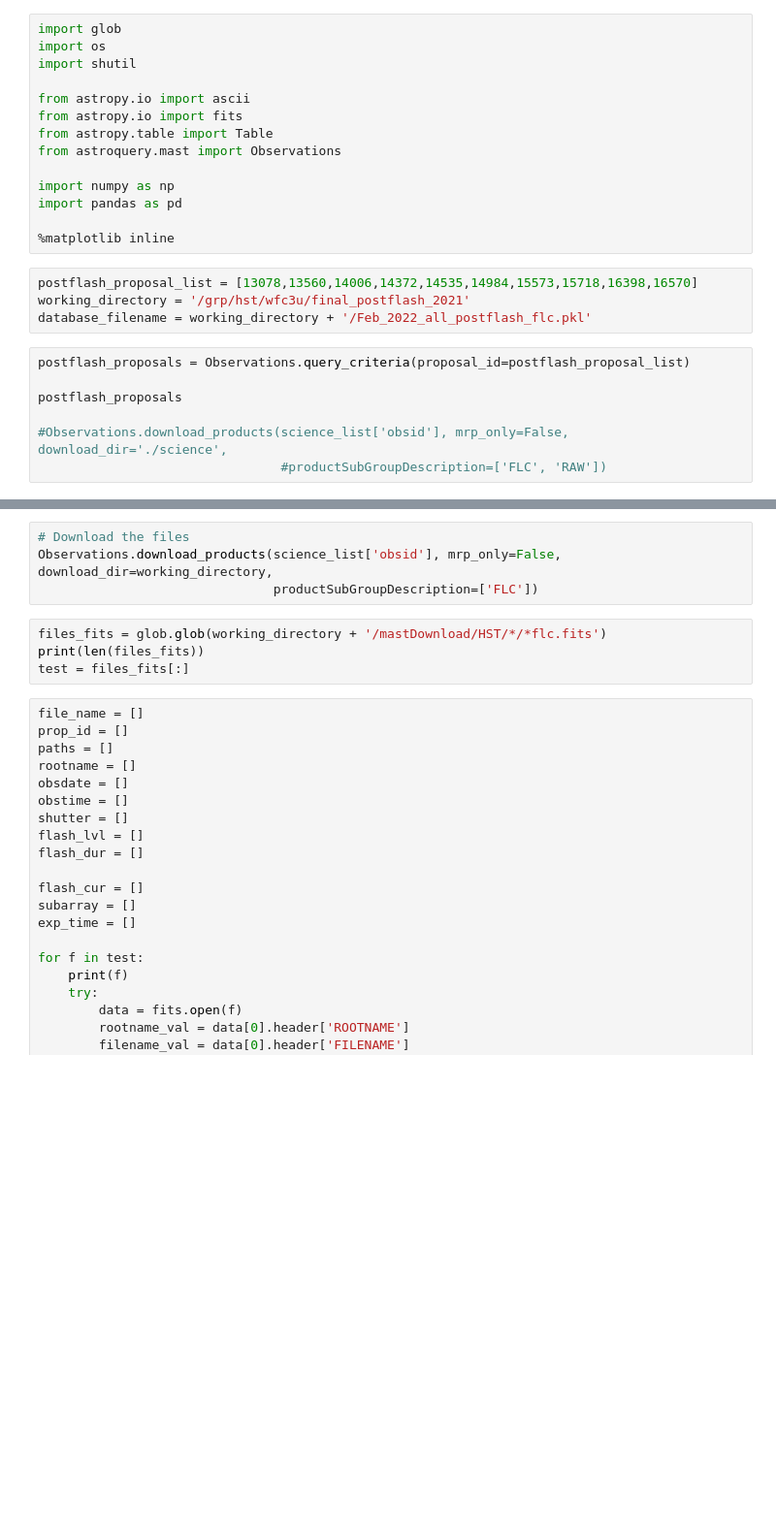
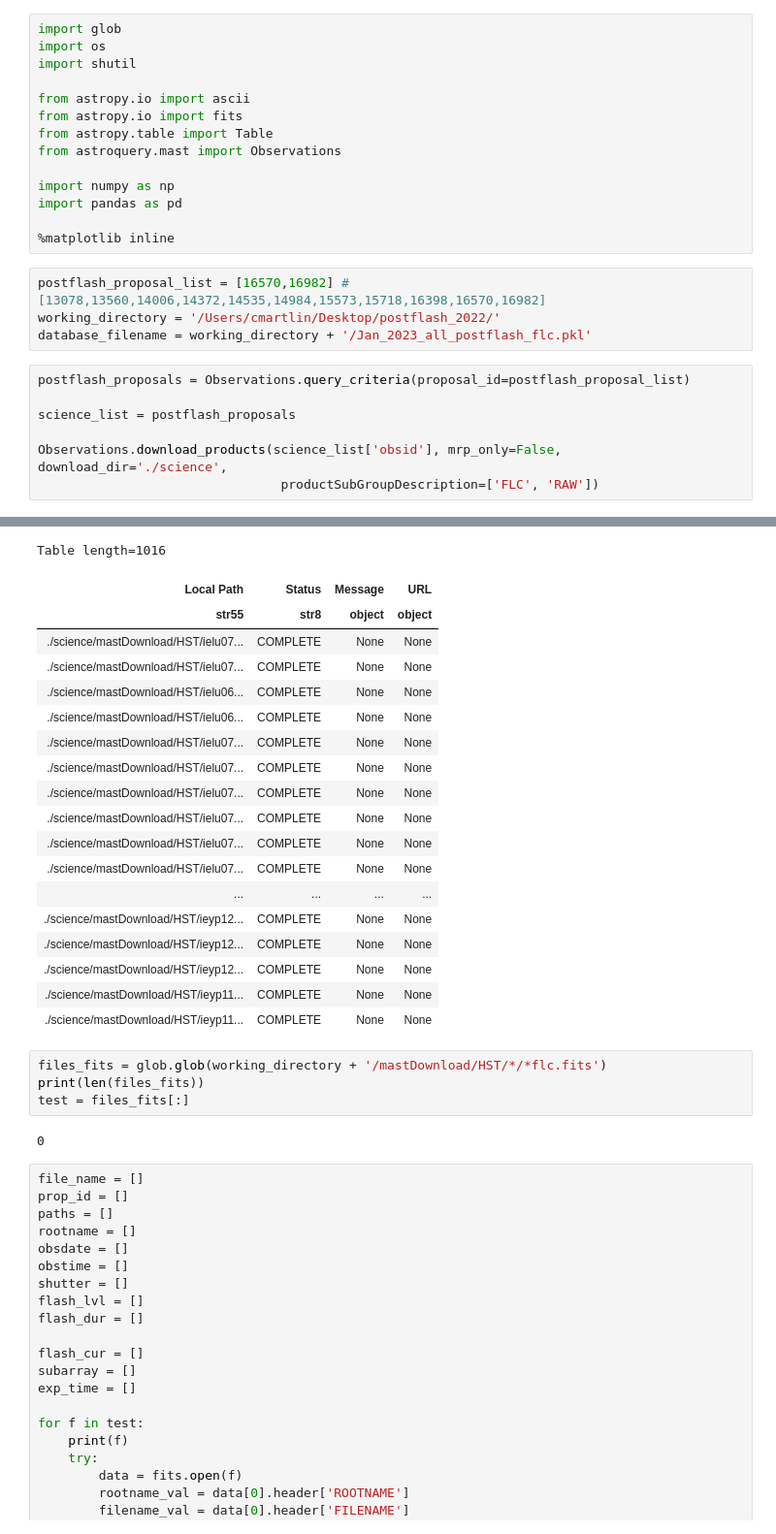
Before and after one commit to catherine-martlin/postflash_analysis, a Jupyter notebook: notebooks/create_reference_file/postflash_data_gathering_and_stats_dataframe.ipynb, the cells around one changed output, grey strips where cells are left out. Shown: that part at 97% size. Cells and saved outputs as stored; diff of their text form; blank space fills up the shorter version.

```diff
--- a/notebooks/create_reference_file/postflash_data_gathering_and_stats_dataframe.ipynb
+++ b/notebooks/create_reference_file/postflash_data_gathering_and_stats_dataframe.ipynb
@@ -13,13 +13,14 @@ import pandas as pd
 
 %matplotlib inline
 # %%
-postflash_proposal_list = [13078,13560,14006,14372,14535,14984,15573,15718,16398,16570]
-working_directory = '/grp/hst/wfc3u/final_postflash_2021'
-database_filename = working_directory + '/Feb_2022_all_postflash_flc.pkl'
+postflash_proposal_list = [16570,16982] #[13078,13560,14006,14372,14535,14984,15573,15718,16398,16570,16982]
+working_directory = '/Users/cmartlin/Desktop/postflash_2022/'
+database_filename = working_directory + '/Jan_2023_all_postflash_flc.pkl'
 # %%
 postflash_proposals = Observations.query_criteria(proposal_id=postflash_proposal_list)
 
-postflash_proposals
+science_list = postflash_proposals
 
-#Observations.download_products(science_list['obsid'], mrp_only=False, download_dir='./science',
-                                #productSubGroupDescription=['FLC', 'RAW'])
+Observations.download_products(science_list['obsid'], mrp_only=False, download_dir='./science',
+                                productSubGroupDescription=['FLC', 'RAW'])
+# %% [output]
@@ -26,11 +44,28 @@ postflash_proposals
+Table length=1016
+| Local Path | Status | Message | URL |
+| str55 | str8 | object | object |
+| ./science/mastDownload/HST/ielu07... | COMPLETE | None | None |
+| ./science/mastDownload/HST/ielu07... | COMPLETE | None | None |
+| ./science/mastDownload/HST/ielu06... | COMPLETE | None | None |
+| ./science/mastDownload/HST/ielu06... | COMPLETE | None | None |
+| ./science/mastDownload/HST/ielu07... | COMPLETE | None | None |
+| ./science/mastDownload/HST/ielu07... | COMPLETE | None | None |
+| ./science/mastDownload/HST/ielu07... | COMPLETE | None | None |
+| ./science/mastDownload/HST/ielu07... | COMPLETE | None | None |
+| ./science/mastDownload/HST/ielu07... | COMPLETE | None | None |
+| ./science/mastDownload/HST/ielu07... | COMPLETE | None | None |
+| ... | ... | ... | ... |
+| ./science/mastDownload/HST/ieyp12... | COMPLETE | None | None |
+| ./science/mastDownload/HST/ieyp12... | COMPLETE | None | None |
+| ./science/mastDownload/HST/ieyp12... | COMPLETE | None | None |
+| ./science/mastDownload/HST/ieyp11... | COMPLETE | None | None |
+| ./science/mastDownload/HST/ieyp11... | COMPLETE | None | None |
-# %%
-# Download the files
-Observations.download_products(science_list['obsid'], mrp_only=False, download_dir=working_directory,
-                               productSubGroupDescription=['FLC'])
 # %%
 files_fits = glob.glob(working_directory + '/mastDownload/HST/*/*flc.fits')
 print(len(files_fits))
 test = files_fits[:]
+# %% [output]
+0
 # %%
 file_name = []
 prop_id = []
```
Also changed, not shown: parts of 1 cell of this notebook, 2 other files.
